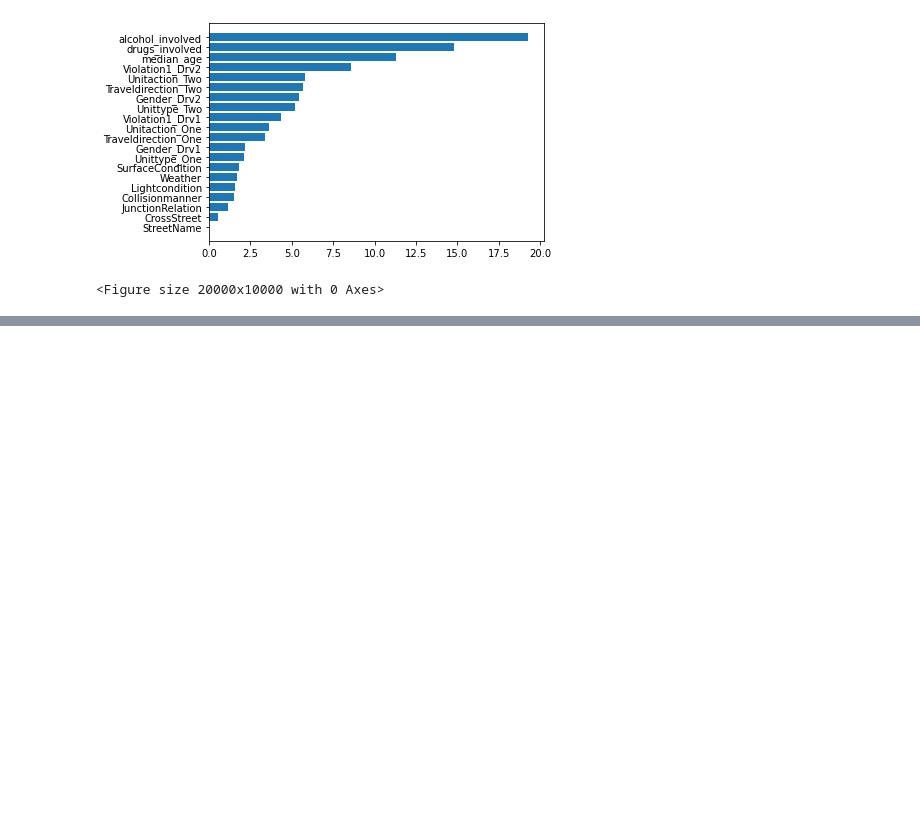
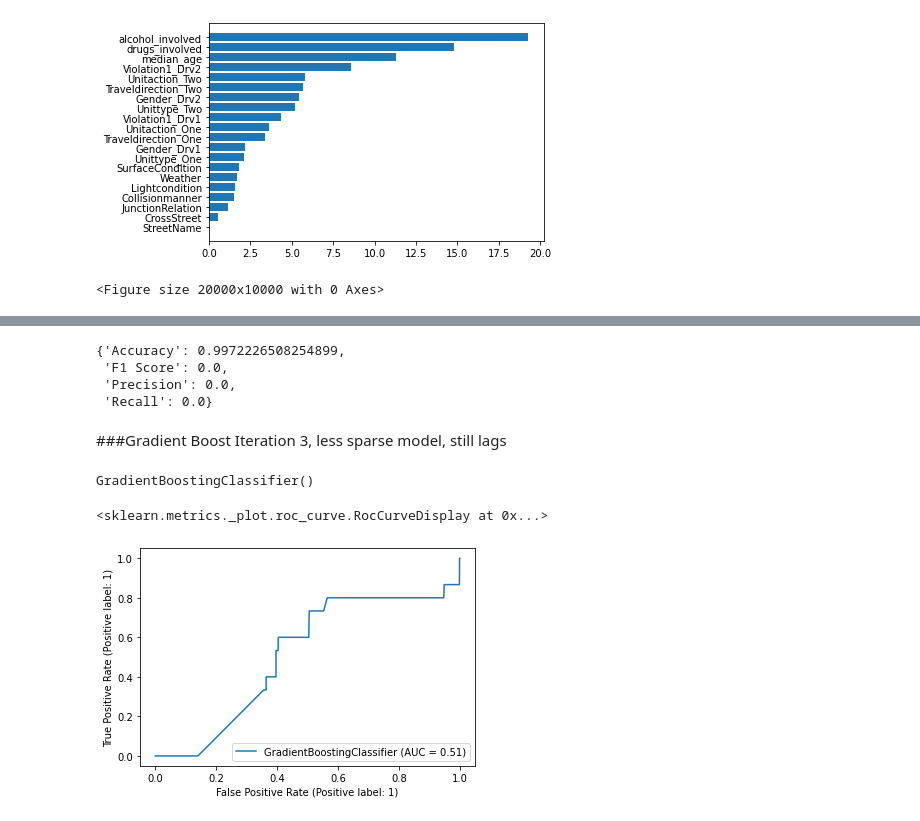
Before and after one commit to noahruiz416/Tempe_Traffic_Classification, a Jupyter notebook: Tempe_Traffic_Prototype_Feature_Engineering_Model_V2.ipynb, the cells around one changed output, grey strips where cells are left out. Cells and saved outputs as stored; diff of their text form; code cells hidden in the pictures; blank space fills up the shorter version.

```diff
--- a/Tempe_Traffic_Prototype_Feature_Engineering_Model_V2.ipynb
+++ b/Tempe_Traffic_Prototype_Feature_Engineering_Model_V2.ipynb
@@ -366,0 +423,10 @@ figure(figsize=(40, 20), dpi=500)
+# %%
+#sparse gb_model is very poor
+metric_scoring(gb_sparse, x_test_freq, y_test_freq)
+# %% [output]
+{'Accuracy': 0.9972226508254899,
+ 'F1 Score': 0.0,
+ 'Precision': 0.0,
+ 'Recall': 0.0}
+# %% [markdown]
+###Gradient Boost Iteration 3, less sparse model, still lags
@@ -366,0 +436,25 @@ figure(figsize=(40, 20), dpi=500)
+# %%
+x_train_freq = freq_code(x_train_freq)
+x_train_freq = drop_more_cols(x_train_freq)
+# %%
+x_train_freq.drop(columns = ['CrossStreet', 'StreetName', 'alcohol_involved',
+                             'median_age'], axis = 1, inplace = True)
+# %%
+gb_sparse2 = GradientBoostingClassifier()
+
+gb_sparse2.fit(x_train_freq, y_train_freq)
+# %% [output]
+GradientBoostingClassifier()
+# %%
+x_test_freq = freq_code(x_test_freq)
+x_test_freq = drop_more_cols(x_test_freq)
+
+#dropping gender and sparse features
+x_test_freq.drop(columns = ['CrossStreet', 'StreetName', 'alcohol_involved',
+                             'median_age'], axis = 1, inplace = True)
+# %%
+#performance improves but still lags behind baseline model
+RocCurveDisplay.from_estimator(gb_sparse2, x_test_freq, y_test_freq)
+# %% [output]
+<sklearn.metrics._plot.roc_curve.RocCurveDisplay at 0x...>
+[figure, added]
```
Also changed, not shown: parts of 44 cells of this notebook.
